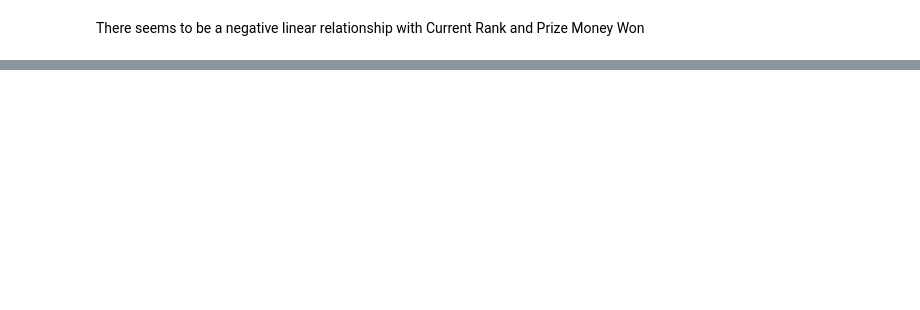
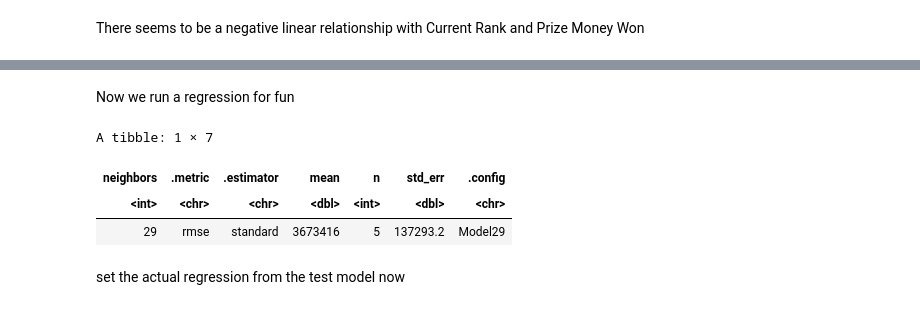
Before and after one commit to navg1250/dsci-project-report, a Jupyter notebook: redone_proposal.ipynb, the cells around one changed output, grey strips where cells are left out. Saved outputs shown, nothing was run; the diff lists cells and outputs as text; code cells hidden in the pictures; blank space fills up the shorter version.

```diff
--- a/redone_proposal.ipynb
+++ b/redone_proposal.ipynb
@@ -210,0 +244,37 @@ tennis_explore_best_seasonvsrank
+# %% [markdown]
+Now we run a regression for fun
+# %%
+set.seed(5)
+tennis_spec <- nearest_neighbor(weight_func = "rectangular", neighbors = tune()) %>%
+    set_engine("kknn")%>%
+    set_mode("regression")
+
+tennis_vfold <- vfold_cv(tennis_train, v = 5, strata = Prize.Money)
+
+tennis_recipe1 <- recipe(Prize.Money ~ Current.Rank, data = tennis_train)
+
+tennis_wkflw <- workflow() %>%
+    add_recipe(tennis_recipe1) %>%
+    add_model(tennis_spec)
+
+
+
+gridvals <- tibble(neighbors = seq(1:60))
+
+tennis_results_tune <- tennis_wkflw %>%
+    tune_grid(resamples = tennis_vfold, grid = gridvals) %>%
+    collect_metrics %>%
+    filter(.metric == "rmse")
+
+
+
+tennis_min <- tennis_results_tune %>%
+    filter(mean == min(mean))
+tennis_min
+# %% [output]
+A tibble: 1 × 7
+| neighbors | .metric | .estimator | mean | n | std_err | .config |
+| <int> | <chr> | <chr> | <dbl> | <int> | <dbl> | <chr> |
+| 29 | rmse | standard | 3673416 | 5 | 137293.2 | Model29 |
+# %% [markdown]
+set the actual regression from the test model now
```
Also changed, not shown: parts of 8 cells of this notebook.
